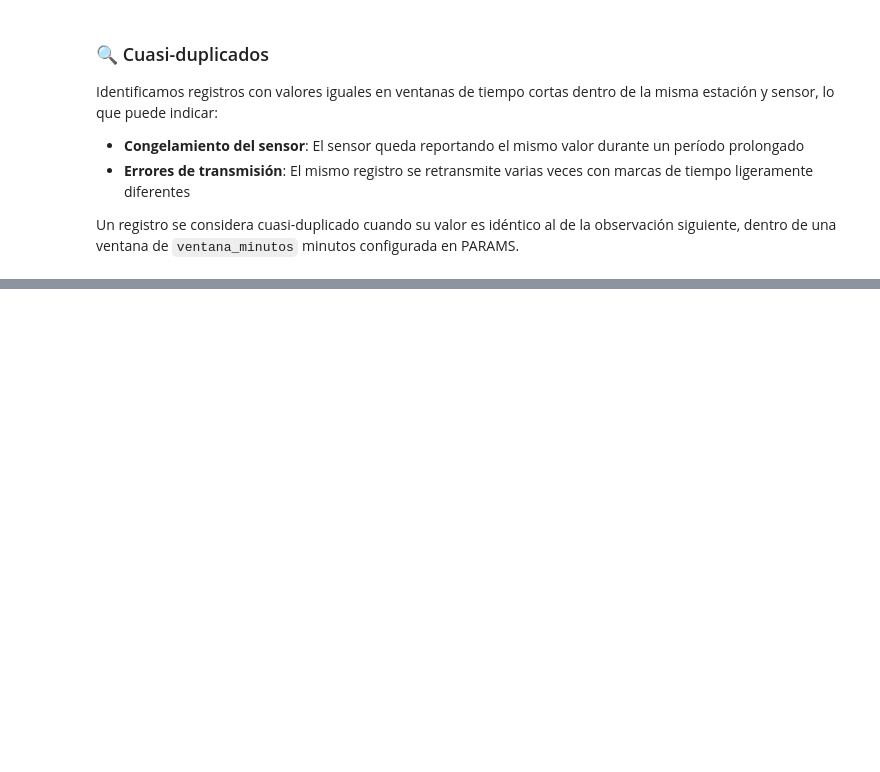
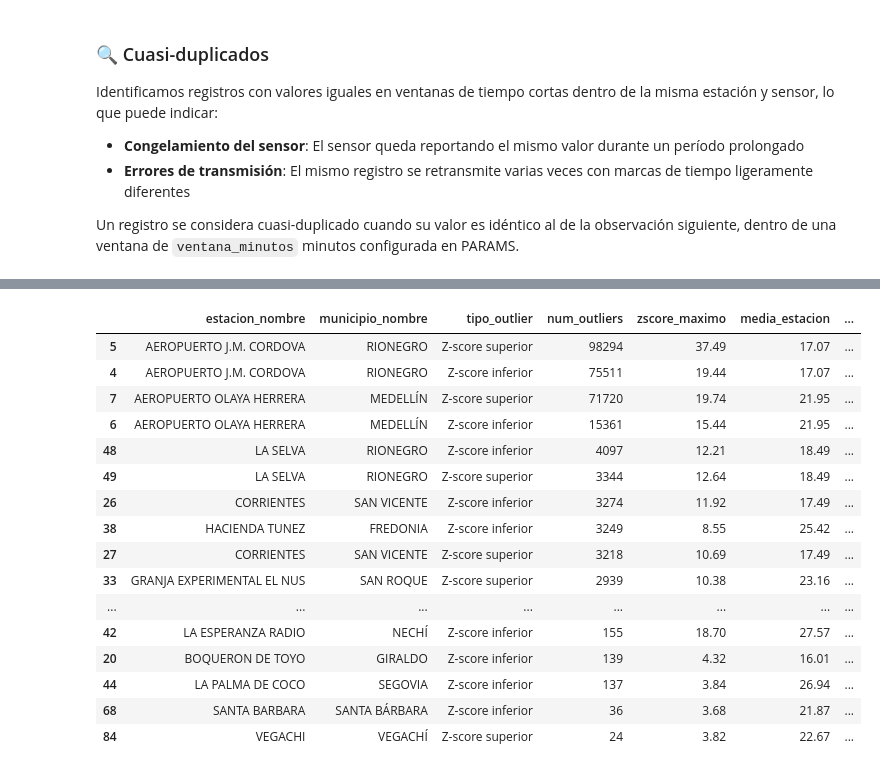
Before and after one commit to jdrodas/TemperaturaAntioquiaTSDBS, a Jupyter notebook: eda/eda_temperatura_antioquia.ipynb, the cells around one changed output, grey strips where cells are left out. Saved outputs shown, nothing was run; the diff lists cells and outputs as text; code cells hidden in the pictures; blank space fills up the shorter version.

Commit message:
Actualización Jupyter Notebook del EDA para identificar outliers. Creación de vistas materializadas de soporte. Creación de tareas programadas de refrescamiento de vistas materializadas

```diff
--- a/eda/eda_temperatura_antioquia.ipynb
+++ b/eda/eda_temperatura_antioquia.ipynb
@@ -1116,0 +1420,64 @@ if df_cuasi_duplicados is not None:
+# %%
+query_outliers_zscore = f"""
+SELECT
+    geo.estacion_nombre,
+    geo.municipio_nombre,
+    geo.zona_nombre,
+    o.fecha,
+    ROUND(o.valor::numeric, 2) temperatura,
+    ROUND(st.media::numeric, 2) media_estacion,
+    ROUND(st.desviacion::numeric, 2) desviacion_estacion,
+    ROUND(((o.valor - st.media) / NULLIF(st.desviacion, 0))::numeric, 3) zscore,
+    CASE
+        WHEN (o.valor - st.media) / NULLIF(st.desviacion, 0) > {PARAMS['zscore_threshold']}
+            THEN 'Z-score superior'
+        WHEN (o.valor - st.media) / NULLIF(st.desviacion, 0) < -{PARAMS['zscore_threshold']}
+            THEN 'Z-score inferior'
+    END                                                         AS tipo_outlier
+FROM observaciones o
+JOIN mv_stats_iqr st  ON o.estacion_id = st.estacion_id
+JOIN mv_inventario_geografico geo ON o.estacion_id = geo.estacion_id
+{build_where(PARAMS, alias='o', operator='WHERE').replace('o.fecha', 'o.fecha')}
+  AND ABS((o.valor - st.media) / NULLIF(st.desviacion, 0)) > {PARAMS['zscore_threshold']}
+ORDER BY geo.estacion_nombre, o.fecha;
+"""
+
+df_outliers_zscore = ejecutar_query(query_outliers_zscore, "outliers Z-score")
+
+if df_outliers_zscore is not None:
+    print("📉 OUTLIERS POR Z-SCORE")
+    print(f"   Umbral Z-score: ± {PARAMS['zscore_threshold']}")
+    print()
+
+    if len(df_outliers_zscore) == 0:
+        print("✓ No se encontraron outliers Z-score en el período analizado")
+    else:
+        # Resumen por tipo de outlier
+        resumen_tipo = df_outliers_zscore.groupby('tipo_outlier').agg(
+            num_outliers  = ('temperatura', 'count'),
+            temp_minima   = ('temperatura', 'min'),
+            temp_maxima   = ('temperatura', 'max'),
+            zscore_maximo = ('zscore', lambda x: x.abs().max())
+        ).round(3)
+
+        print("  RESUMEN POR TIPO:")
+        display(HTML(resumen_tipo.to_html()))
+
+        # Resumen por estación
+        resumen_estacion = df_outliers_zscore.groupby(
+            ['estacion_nombre', 'municipio_nombre', 'tipo_outlier']
+        ).agg(
+            num_outliers  = ('temperatura', 'count'),
+            zscore_maximo = ('zscore', lambda x: x.abs().max()),
+            media_estacion = ('media_estacion', 'first'),
+            desviacion_estacion = ('desviacion_estacion', 'first')
+        ).round(3).reset_index().sort_values('num_outliers', ascending=False)
+
+        print("\n  RESUMEN POR ESTACIÓN:")
+        display(HTML(resumen_estacion.to_html()))
+
+        print(f"\nESTADÍSTICAS GENERALES:")
+        print(f"  Total outliers detectados     : {len(df_outliers_zscore):,}")
+        print(f"  Estaciones afectadas          : {df_outliers_zscore['estacion_nombre'].nunique():,}")
+        print(f"  Z-score máximo registrado     : {df_outliers_zscore['zscore'].abs().max():.3f}")
+# %% [output]
@@ -1116,0 +1494,17 @@ if df_cuasi_duplicados is not None:
+|  | estacion_nombre | municipio_nombre | tipo_outlier | num_outliers | zscore_maximo | media_estacion | ... |
+| 5 | AEROPUERTO J.M. CORDOVA | RIONEGRO | Z-score superior | 98294 | 37.49 | 17.07 | ... |
+| 4 | AEROPUERTO J.M. CORDOVA | RIONEGRO | Z-score inferior | 75511 | 19.44 | 17.07 | ... |
+| 7 | AEROPUERTO OLAYA HERRERA | MEDELLÍN | Z-score superior | 71720 | 19.74 | 21.95 | ... |
+| 6 | AEROPUERTO OLAYA HERRERA | MEDELLÍN | Z-score inferior | 15361 | 15.44 | 21.95 | ... |
+| 48 | LA SELVA | RIONEGRO | Z-score inferior | 4097 | 12.21 | 18.49 | ... |
+| 49 | LA SELVA | RIONEGRO | Z-score superior | 3344 | 12.64 | 18.49 | ... |
+| 26 | CORRIENTES | SAN VICENTE | Z-score inferior | 3274 | 11.92 | 17.49 | ... |
+| 38 | HACIENDA TUNEZ | FREDONIA | Z-score inferior | 3249 | 8.55 | 25.42 | ... |
+| 27 | CORRIENTES | SAN VICENTE | Z-score superior | 3218 | 10.69 | 17.49 | ... |
+| 33 | GRANJA EXPERIMENTAL EL NUS | SAN ROQUE | Z-score superior | 2939 | 10.38 | 23.16 | ... |
+| ... | ... | ... | ... | ... | ... | ... | ... |
+| 42 | LA ESPERANZA RADIO | NECHÍ | Z-score inferior | 155 | 18.70 | 27.57 | ... |
+| 20 | BOQUERON DE TOYO | GIRALDO | Z-score inferior | 139 | 4.32 | 16.01 | ... |
+| 44 | LA PALMA DE COCO | SEGOVIA | Z-score inferior | 137 | 3.84 | 26.94 | ... |
+| 68 | SANTA BARBARA | SANTA BÁRBARA | Z-score inferior | 36 | 3.68 | 21.87 | ... |
+| 84 | VEGACHI | VEGACHÍ | Z-score superior | 24 | 3.82 | 22.67 | ... |
```
Also changed, not shown: parts of 26 cells of this notebook, 1 other file.
